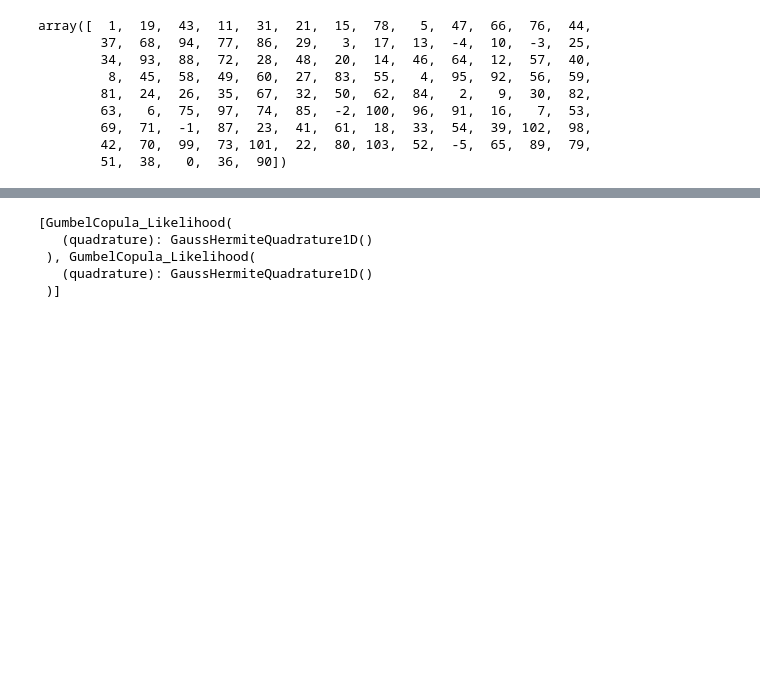
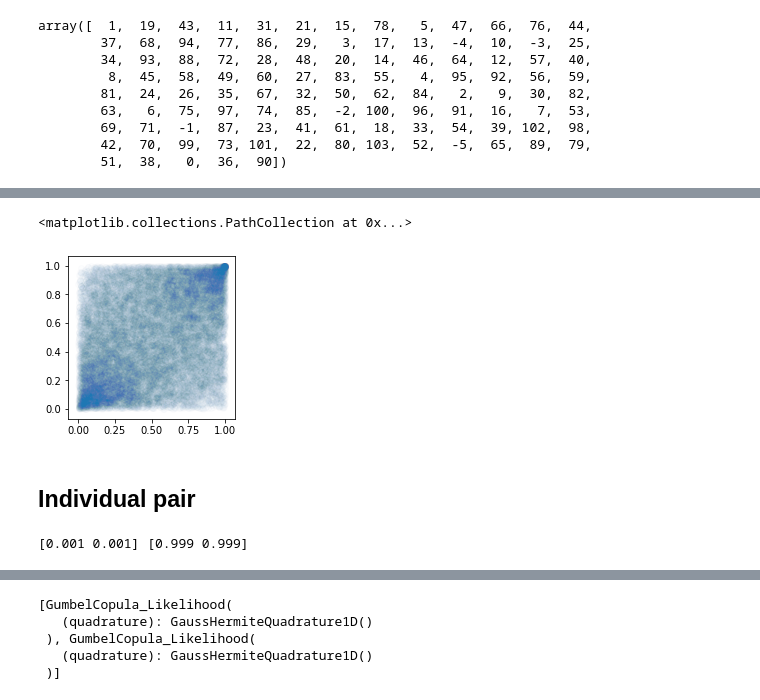
Before and after one commit to onkenlab/CopulaGP, a Jupyter notebook: NextLayer.ipynb, the cells around one changed output, grey strips where cells are left out. Saved outputs shown, nothing was run; the diff lists cells and outputs as text; code cells hidden in the pictures; blank space fills up the shorter version.

```diff
--- a/NextLayer.ipynb
+++ b/NextLayer.ipynb
@@ -28,6 +70,15 @@ array([  1,  19,  43,  11,  31,  21,  15,  78,   5,  47,  66,  76,  44,
+# %%
+X,Y = utils.standard_loader(f"{path_exp}/{exp_pref}_layer1.pkl",0,1)
+plt.figure(figsize=(3,3))
+plt.scatter(*Y.T,alpha=0.01)
+# %% [output]
+<matplotlib.collections.PathCollection at 0x...>
+[figure, added]
+# %% [markdown]
+## Individual pair
 # %%
 n1=order[0]
-n2=order[2]
+n2=order[1]
 # load model
 likelihoods = utils.get_likelihoods(f"{path_models}/{exp_pref}/summary.pkl",n1,n2)
 weights_file = f"{path_models}/{exp_pref}/model_{n1}-{n2}.pth"
@@ -35,8 +86,9 @@ model = utils.get_model(weights_file, likelihoods, device)
 # load data
 X,Y = utils.load_experimental_data(path_exp, animal, day_name, n2, n1)
 S = torch.tensor(X).float().squeeze().to(device)
-samples0 = torch.tensor(Y).float().squeeze().to(device)
-samples = samples0.clone()
+samples = torch.tensor(Y).float().squeeze().to(device)
+# %% [output]
+[0.001 0.001] [0.999 0.999]
 # %%
 with torch.no_grad():
     f_samples = model(S).rsample(torch.Size([10]))
```
Also changed, not shown: parts of 15 cells of this notebook, 9 other files.
